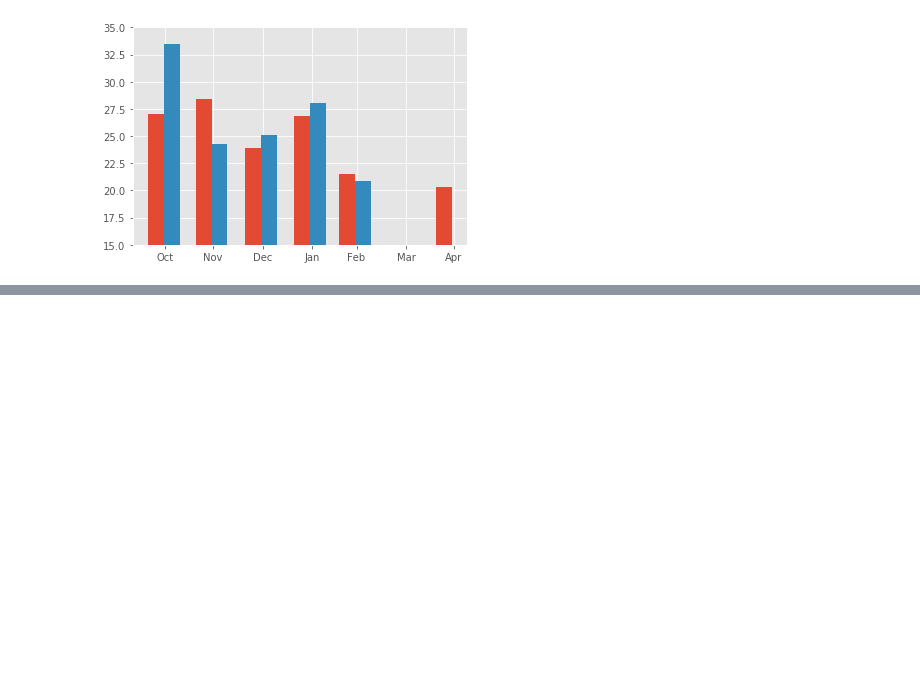
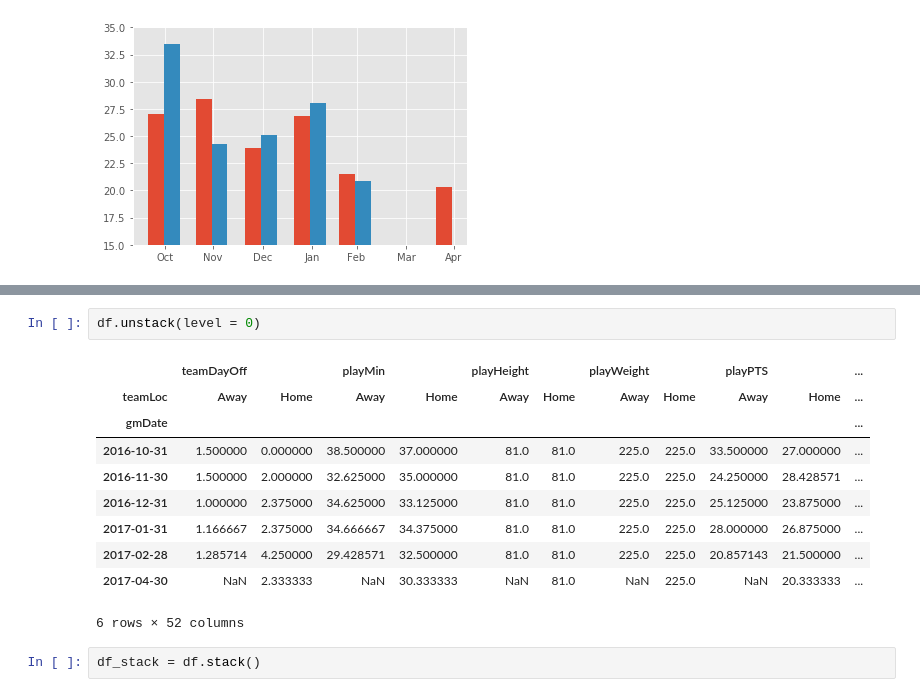
Before and after one commit to mwaugh0328/data_bootcamp_spring_2019, a Jupyter notebook: grouping_data/groupby.ipynb, the cells around one changed output, grey strips where cells are left out. Drawn from its saved outputs; the diff is of its cells as text; blank space fills up the shorter version.

```diff
--- a/grouping_data/groupby.ipynb
+++ b/grouping_data/groupby.ipynb
@@ -365,0 +378,15 @@ DatetimeIndex(['2016-11-10', '2016-12-10', '2017-01-10', '2017-02-10',
+# %%
+df.unstack(level = 0)
+# %% [output]
+|  | teamDayOff |  | playMin |  | playHeight |  | playWeight |  | playPTS |  | ... |
+| teamLoc | Away | Home | Away | Home | Away | Home | Away | Home | Away | Home | ... |
+| gmDate |  |  |  |  |  |  |  |  |  |  | ... |
+| 2016-10-31 | 1.500000 | 0.000000 | 38.500000 | 37.000000 | 81.0 | 81.0 | 225.0 | 225.0 | 33.500000 | 27.000000 | ... |
+| 2016-11-30 | 1.500000 | 2.000000 | 32.625000 | 35.000000 | 81.0 | 81.0 | 225.0 | 225.0 | 24.250000 | 28.428571 | ... |
+| 2016-12-31 | 1.000000 | 2.375000 | 34.625000 | 33.125000 | 81.0 | 81.0 | 225.0 | 225.0 | 25.125000 | 23.875000 | ... |
+| 2017-01-31 | 1.166667 | 2.375000 | 34.666667 | 34.375000 | 81.0 | 81.0 | 225.0 | 225.0 | 28.000000 | 26.875000 | ... |
+| 2017-02-28 | 1.285714 | 4.250000 | 29.428571 | 32.500000 | 81.0 | 81.0 | 225.0 | 225.0 | 20.857143 | 21.500000 | ... |
+| 2017-04-30 | NaN | 2.333333 | NaN | 30.333333 | NaN | 81.0 | NaN | 225.0 | NaN | 20.333333 | ... |
+6 rows × 52 columns
+# %%
+df_stack = df.stack()
```
Also changed, not shown: parts of 11 cells of this notebook, 1 other file.
